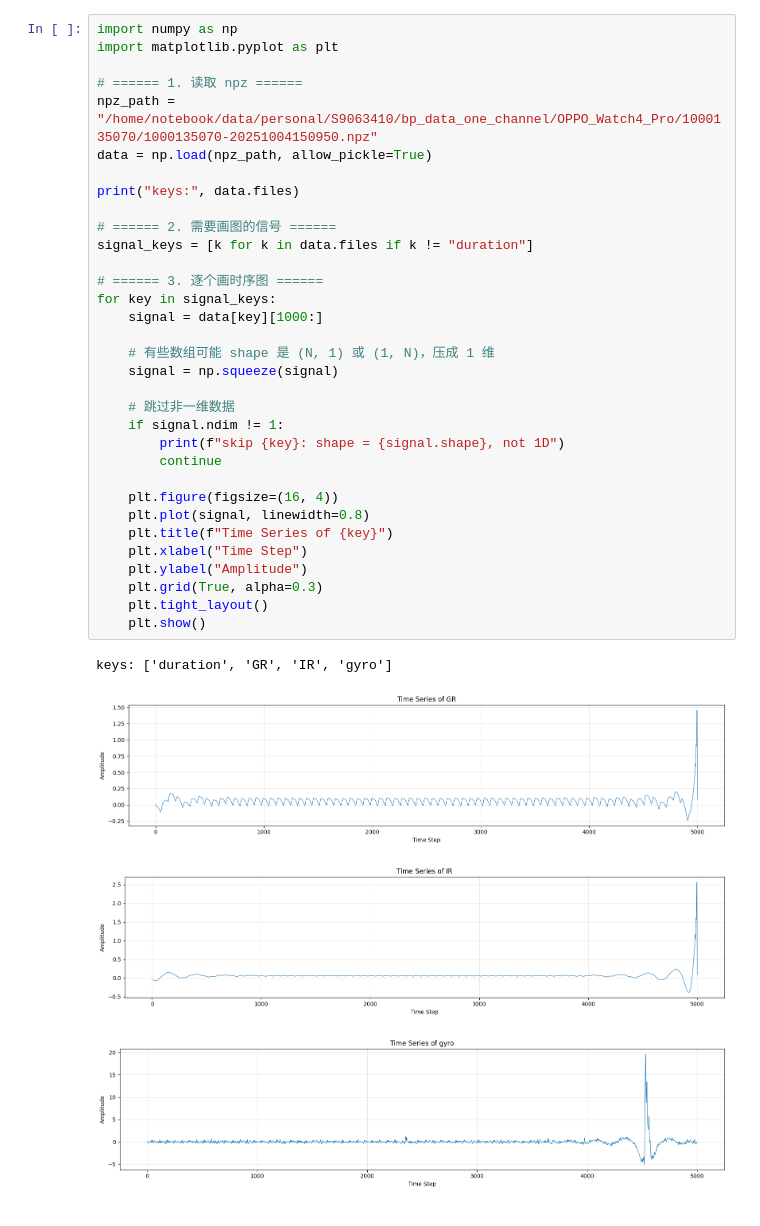
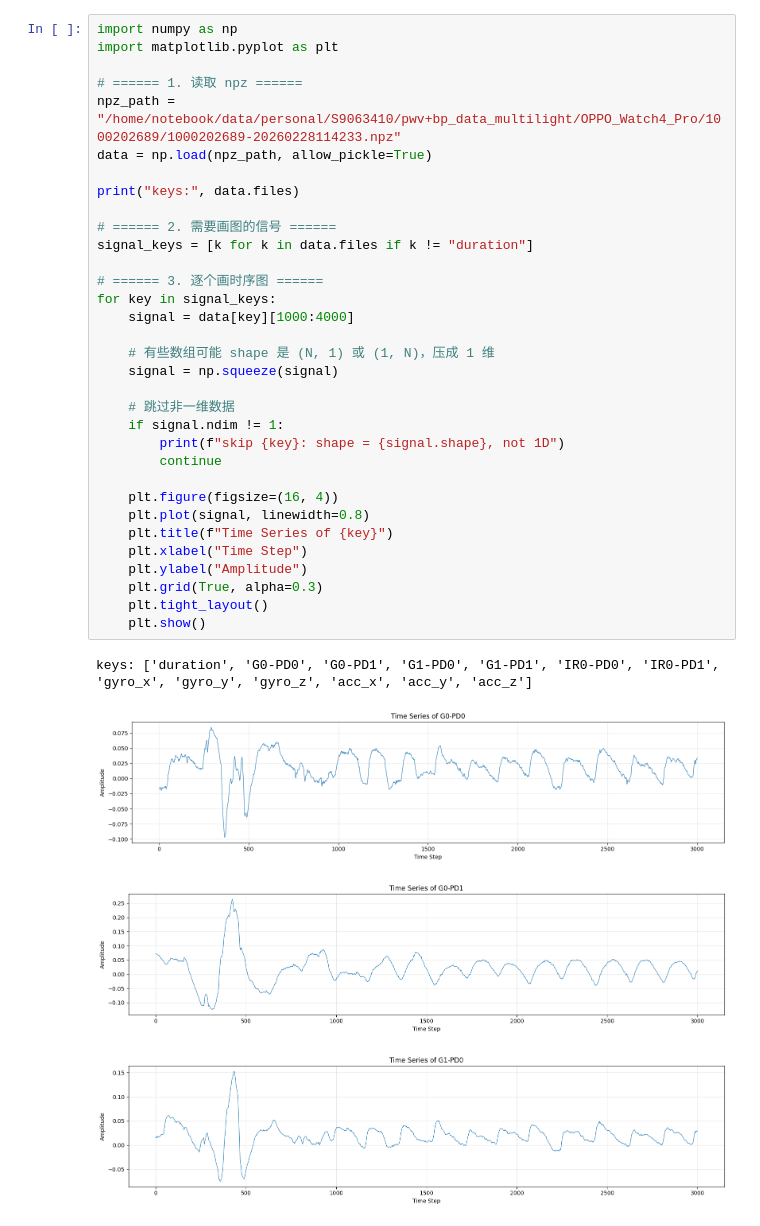
Before and after one commit to JinZr/sleep2vec, a Jupyter notebook: preprocess/plot_raw_data.ipynb, the cells around one changed output. Saved outputs shown, nothing was run; the diff lists cells and outputs as text.

```diff
--- a/preprocess/plot_raw_data.ipynb
+++ b/preprocess/plot_raw_data.ipynb
@@ -14,36 +15,36 @@ import numpy as np
 import matplotlib.pyplot as plt
 
 # ====== 1. 读取 npz ======
-npz_path = "/home/notebook/data/personal/S9063410/bp_data_one_channel/OPPO_Watch4_Pro/1000135070/1000135070-20251004150950.npz"
+npz_path = "/home/notebook/data/personal/S9063410/pwv+bp_data_multilight/OPPO_Watch4_Pro/1000202689/1000202689-20260228114233.npz"
 data = np.load(npz_path, allow_pickle=True)
 
 print("keys:", data.files)
 
 # ====== 2. 需要画图的信号 ======
 signal_keys = [k for k in data.files if k != "duration"]
 
 # ====== 3. 逐个画时序图 ======
 for key in signal_keys:
-    signal = data[key][1000:]
+    signal = data[key][1000:4000]
 
     # 有些数组可能 shape 是 (N, 1) 或 (1, N)，压成 1 维
     signal = np.squeeze(signal)
 
     # 跳过非一维数据
     if signal.ndim != 1:
         print(f"skip {key}: shape = {signal.shape}, not 1D")
         continue
 
     plt.figure(figsize=(16, 4))
     plt.plot(signal, linewidth=0.8)
     plt.title(f"Time Series of {key}")
     plt.xlabel("Time Step")
     plt.ylabel("Amplitude")
     plt.grid(True, alpha=0.3)
     plt.tight_layout()
     plt.show()
 # %% [output]
-keys: ['duration', 'GR', 'IR', 'gyro']
+keys: ['duration', 'G0-PD0', 'G0-PD1', 'G1-PD0', 'G1-PD1', 'IR0-PD0', 'IR0-PD1', 'gyro_x', 'gyro_y', 'gyro_z', 'acc_x', 'acc_y', 'acc_z']
-[figure, old version]
+[figure, new version]
-[figure, old version]
+[figure, new version]
-[figure, old version]
+[figure, new version]
```
Also changed, not shown: parts of 4 cells of this notebook, 14 other files.
